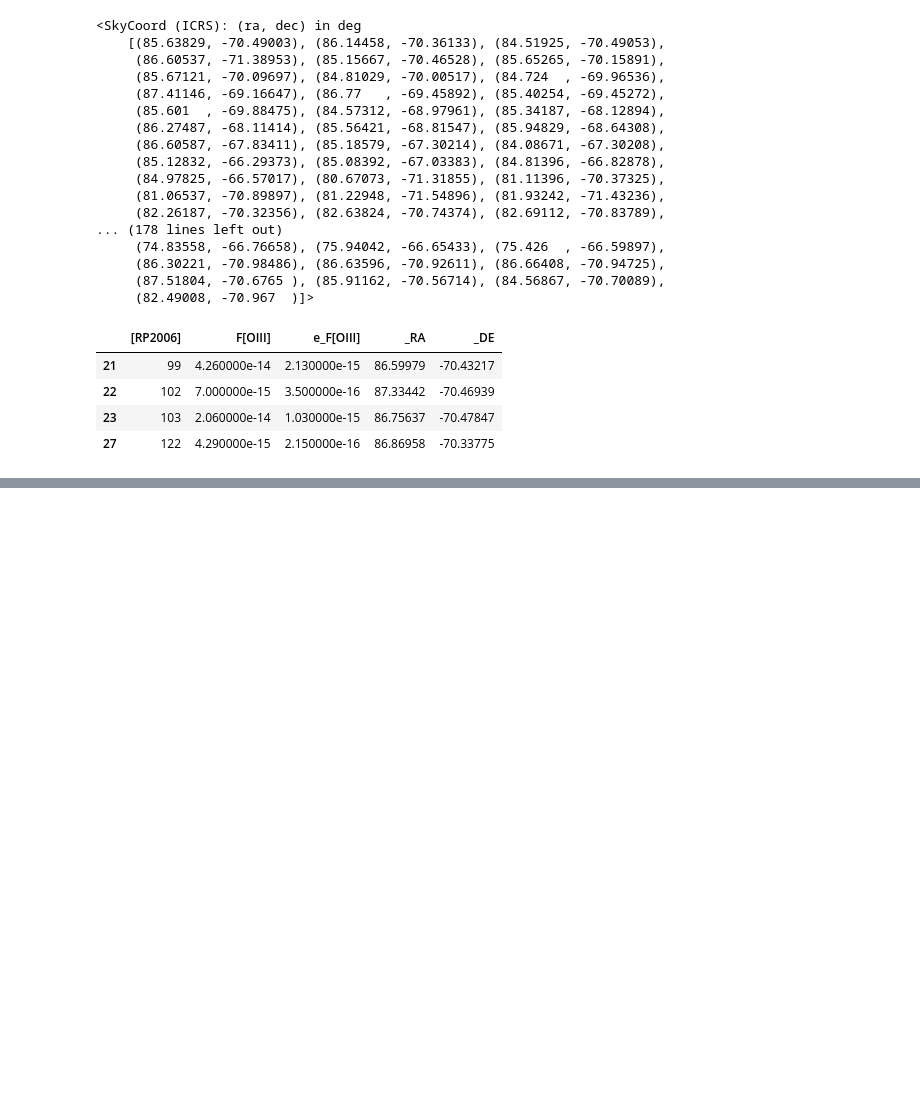
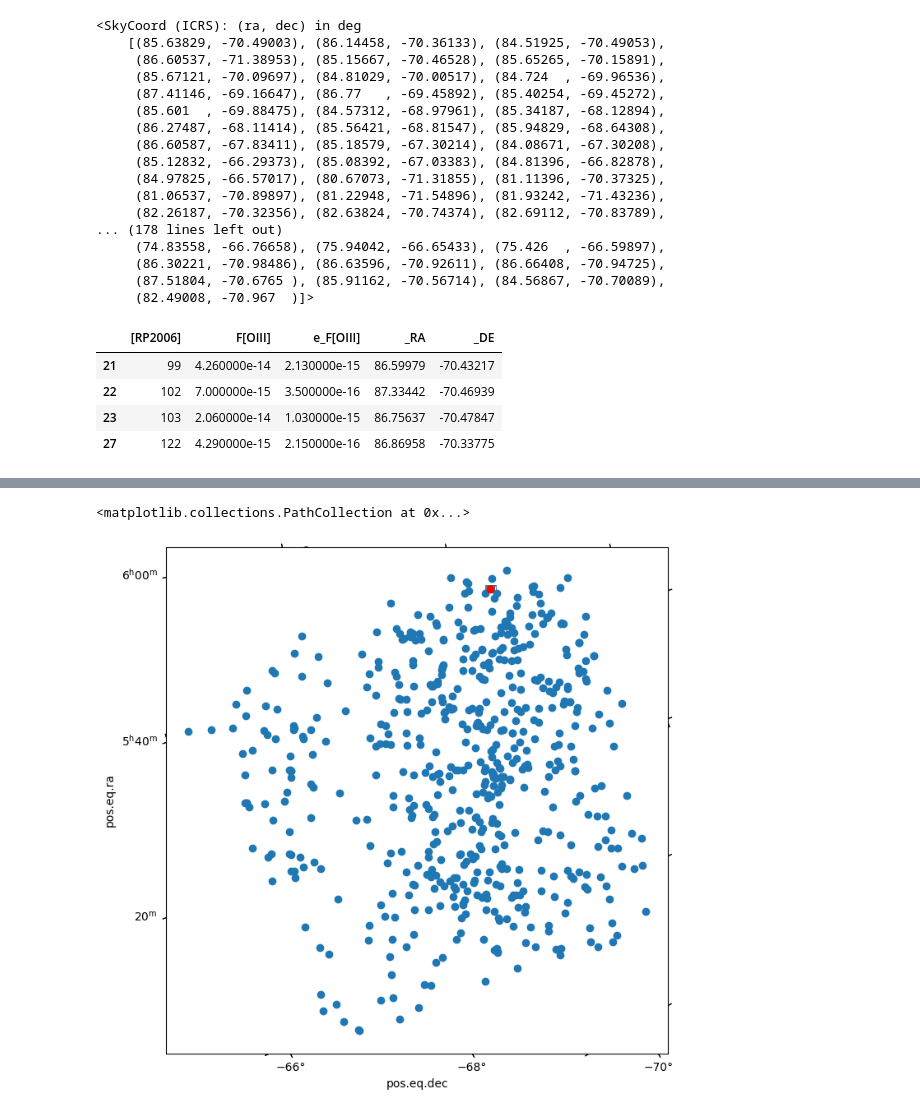
Before and after one commit to pirgalim/SNR-0548-70.4, a Jupyter notebook: pne_callibration.ipynb, the cells around one changed output, grey strips where cells are left out. Cells and saved outputs as stored; diff of their text form; code cells hidden in the pictures; blank space fills up the shorter version.

```diff
--- a/pne_callibration.ipynb
+++ b/pne_callibration.ipynb
@@ -87,0 +89,24 @@ ax.scatter(fov["_RA"].values *u.deg, fov["_DE"].values *u.deg, transform=ax.get_
+# %%
+import matplotlib.pyplot as plt
+from astropy.io import fits
+from astropy.wcs import WCS
+import numpy as np
+
+image = fits.open("test_sub3.fits")[0].data
+wcs_hdul = fits.open("images/SNR_OIII.fits")
+
+wcs = WCS(wcs_hdul["SCI"].header)
+
+fig = plt.figure(figsize=(8, 8))
+ax = plt.subplot(projection=wcs)
+
+fov = coords
+
+ax.imshow(image, origin="lower", cmap="gray", vmin=np.percentile(image,1), vmax=np.percentile(image,99.5))
+
+ax.scatter(fov["_RA"].values *u.deg, fov["_DE"].values *u.deg, transform=ax.get_transform("world"))
+
+ax.scatter(snr.ra, snr.dec, color="r", transform=ax.get_transform("world"))
+# %% [output]
+<matplotlib.collections.PathCollection at 0x...>
+[figure, added]
```
Also changed, not shown: parts of 3 cells of this notebook.
